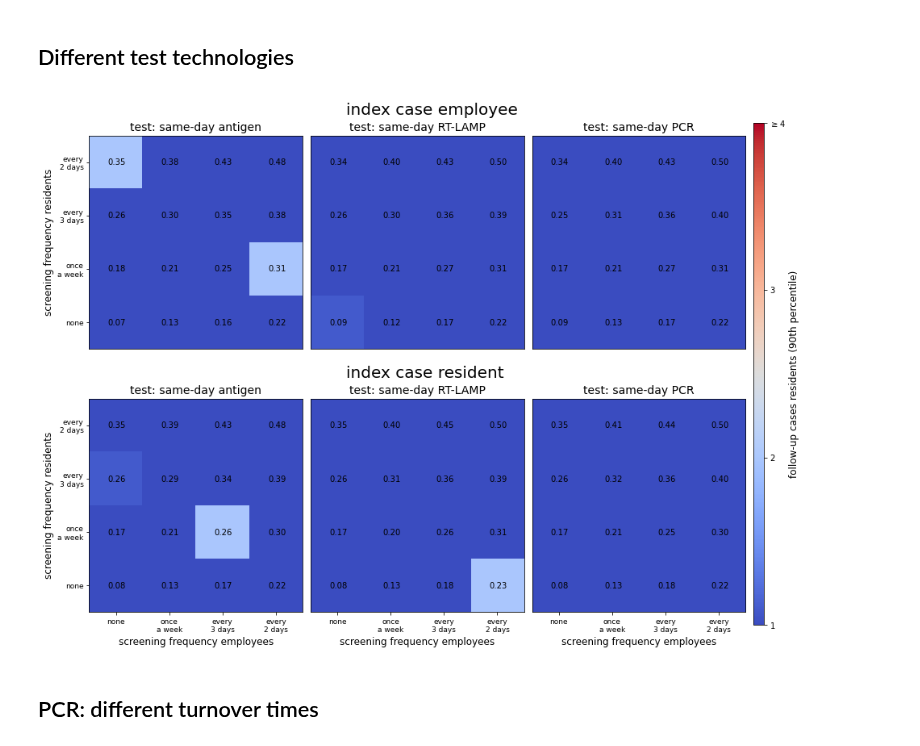
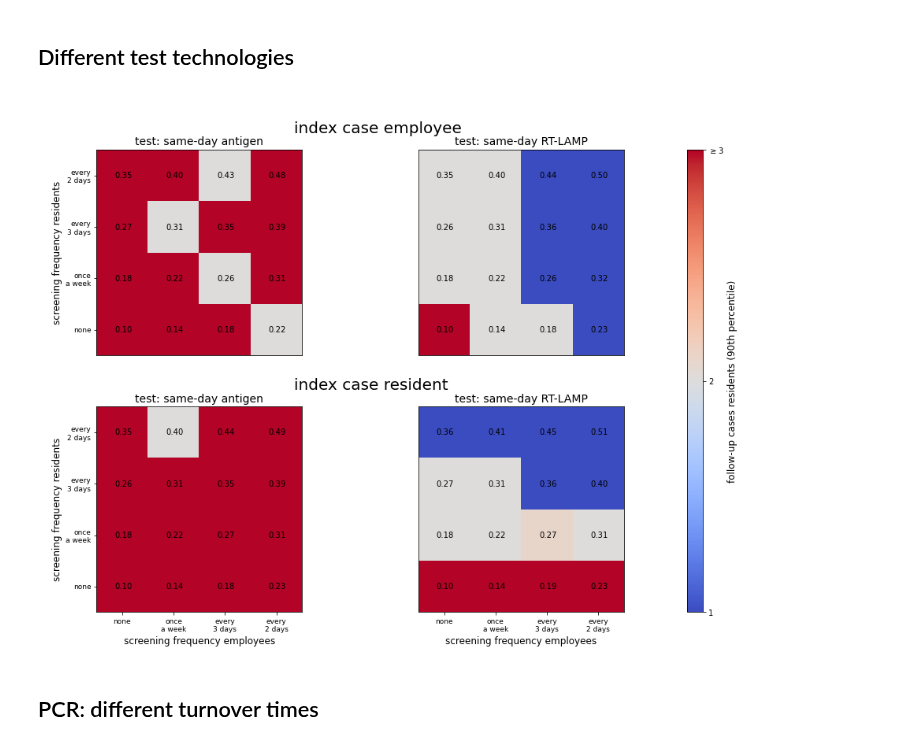
Before and after one commit to JanaLasser/nursing_home_SEIRX, a Jupyter notebook: analysis_screening_frequency.ipynb, the cells around one changed output. Drawn from its saved outputs; the diff is of its cells as text; code cells hidden in the pictures.

```diff
--- a/analysis_screening_frequency.ipynb
+++ b/analysis_screening_frequency.ipynb
@@ -104,20 +104,20 @@ sim_name = 'simulation_results'
 
 # figure layout & axis setup
 fig = plt.figure(figsize=(15, 12))
-gs = fig.add_gridspec(nrows=4, ncols=4, width_ratios=[1,1,1, 0.05],\
-                       height_ratios=[0.1,1,0.1,1], wspace=0.05, hspace=0)
+gs = fig.add_gridspec(nrows=4, ncols=3, width_ratios=[1,1, 0.05],\
+                       height_ratios=[0.2,0.8,0.2,0.8], wspace=0.05, hspace=0)
 
 title_ax_1 = fig.add_subplot(gs[0, 0:])
 hmap_ax_1 = fig.add_subplot(gs[1, 0])
 hmap_ax_2 = fig.add_subplot(gs[1, 1])
-hmap_ax_3 = fig.add_subplot(gs[1, 2])
+#hmap_ax_3 = fig.add_subplot(gs[1, 2])
 
 title_ax_2 = fig.add_subplot(gs[2, 0:])
 hmap_ax_4 = fig.add_subplot(gs[3, 0])
 hmap_ax_5 = fig.add_subplot(gs[3, 1])
-hmap_ax_6 = fig.add_subplot(gs[3, 2])
+#hmap_ax_6 = fig.add_subplot(gs[3, 2])
 
-cbar_ax = fig.add_subplot(gs[1:, 3])
+cbar_ax = fig.add_subplot(gs[1:, 2])
 
 hmap_axes = [[hmap_ax_1, hmap_ax_2, hmap_ax_3], [hmap_ax_4, hmap_ax_5, hmap_ax_6]]
 title_axes = [title_ax_1, title_ax_2]
@@ -125,7 +125,7 @@ title_axes = [title_ax_1, title_ax_2]
 # possible range of median outbreak sizes to fix the dynamic range of the
 # colormaps
 vmin=1
-vmax=4
+vmax=3
 vstep=1
 
 # compare scenarios in which either employees or residents are the index case
@@ -144,7 +144,7 @@ for i, index_case_mode in enumerate(['employee', 'resident']):
     j = 0
     # compare same-day turnover testing for different testing technologies
     for j, ax, test_type in zip(range(3), hmap_axes[i],\
-                       ['same_day_antigen', 'same_day_LAMP', 'same_day_PCR']):
+                       ['same_day_antigen', 'same_day_LAMP']):#, 'same_day_PCR']):
 
         # set flag to set axis ticks only for heatmaps at the boundaries of
         # the figure
@@ -161,34 +161,34 @@ for i, index_case_mode in enumerate(['employee', 'resident']):
 
         # plot heatmap of the scenario
         img = get_image(df, test_type, metric)
         if index_case_mode == 'resident':
             # if a resident is the index case, we need to subtract 1 from the
             # number of infected residents, to calculate the "outbreak size",
             # which is defined as the number of FOLLOW-UP cases, given an index
             # case
             img = img - 1
         img_plot = plot_heatmap_turnover_time(ax,img,vmin,vmax,xticks,yticks)
 
         # annotate heatmap with tests / days / agent
         tests_per_agent = get_image(df, test_type, 'N_tests_mean') / (35+18)
         duration = get_image(df,test_type, 'duration_mean')
         tests_per_agent_per_day = tests_per_agent / duration
         annotate_heatmap(ax, tests_per_agent_per_day)
 
 # colorbar
 norm = mpl.colors.Normalize(vmin=vmin,vmax=vmax)
 sm = plt.cm.ScalarMappable(cmap= plt.get_cmap('coolwarm'), norm=norm)
 cbar = fig.colorbar(sm, cax=cbar_ax, orientation='vertical',\
                         ticks=np.arange(vmin, vmax + 1, vstep))
 yticklabels = list(range(vmin, vmax)) + ['$\geq {}$'.format(vmax)]
 cbar.ax.set_yticklabels(yticklabels)
 cbar.set_label('{}'.format(metric_name_map[metric]), fontsize=12)
 
 #plt.savefig(join(dst_path, 'screening_frequency_test_technology.png'), dpi=300,
 #            transparent=True)
 #plt.savefig(join(dst_path, 'screening_frequency_test_technology.pdf'))
 # %% [output]
-[figure, old version]
+[figure, new version]
 # %% [markdown]
 ## PCR: different turnover times
 # %%
```
Also changed, not shown: parts of 1 cell of this notebook, 5 other files.
